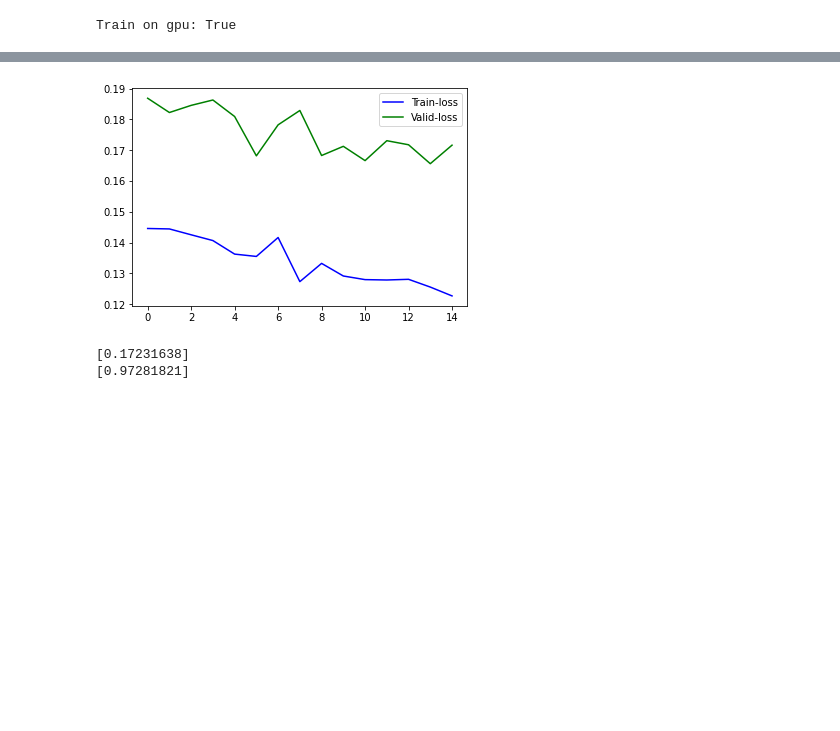
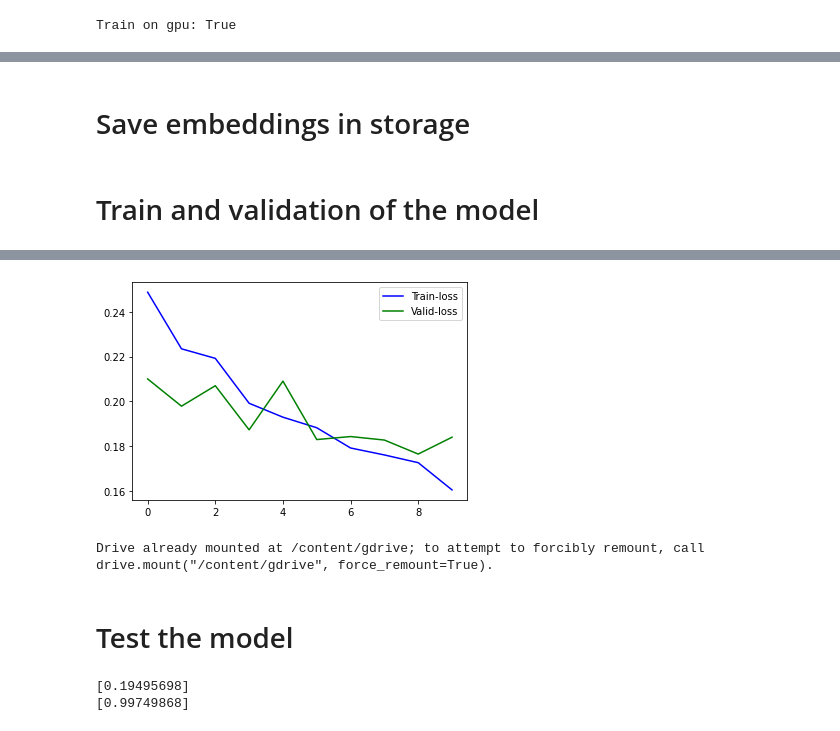
Before and after one commit to tonglingwen/Face-Recognition-Pipeline, a Jupyter notebook: Face_Recognition.ipynb, the cells around one changed output, grey strips where cells are left out. Drawn from its saved outputs; the diff is of its cells as text; code cells hidden in the pictures; blank space fills up the shorter version.

Commit message:
Add model and embedding savings

```diff
--- a/Face_Recognition.ipynb
+++ b/Face_Recognition.ipynb
@@ -195,7 +193,7 @@ plt.imshow(X_data[2])
 import os
 from google.colab import drive
 
-import_custom = True
+import_custom = False
 
 def import_images(show_them=False):
 
@@ -317,11 +312,10 @@ image_transforms = {
     ]),
     'custom':
     transforms.Compose([
-        transforms.ToPILImage(),
-        transforms.CenterCrop(size=224),  # Image net standards
         transforms.ToTensor(),
         transforms.Normalize([0.485, 0.456, 0.406],
-                             [0.229, 0.224, 0.225])  # Imagenet standards
+                             [0.229, 0.224, 0.225]),  # Imagenet standards
+        transforms.ToPILImage()
     ])
 }
 # %%
@@ -535,4 +533,6 @@ def batch_hard_triplet_loss(labels, embeddings, margin=0.2, squared=False):
     triplet_loss = torch.mean(triplet_loss)
 
     return triplet_loss
+# %% [markdown]
+# Save embeddings in storage
 # %%
@@ -596,6 +601,8 @@ def plot_loss(loss: list, label: str, color: str = 'blue'):
         """Plot the evolution of the loss function"""
         plt.plot(loss, label=label, color=color)
         plt.legend()
+# %% [markdown]
+# Train and validation of the model
 # %%
 def train_valid(n_epochs = 10, training_type = 'train-valid'):
 
@@ -677,5 +684,5 @@ def train_valid(n_epochs = 10, training_type = 'train-valid'):
     else:
         plot_loss(valid_loss, 'Valid-loss', 'green')
 
-train_valid(n_epochs=15, training_type='train-valid')
+train_valid(n_epochs=10, training_type='train-valid')
 # %% [output]
@@ -699,4 +708,15 @@ Epoch: 14       Training Loss: 0.1227   Validation Loss: 0.1717
-[figure, old version]
+[figure, new version]
+# %%
+"""
+    Save the embeddings and the model in local files
+"""
+drive.mount('/content/gdrive')
+embd_arr_d, embd_arr_c = save_embeddings(save=True)
+torch.save(model.state_dict(), "gdrive/My Drive/Colab Notebooks/Transfer Learning/Data/model.h5")
+# %% [output]
+Drive already mounted at /content/gdrive; to attempt to forcibly remount, call drive.mount("/content/gdrive", force_remount=True).
+# %% [markdown]
+# Test the model
 # %%
 def compute_acc(data_embd, target, saved_embd_data, saved_embd_classes):
 
@@ -735,8 +755,6 @@ def compute_acc(data_embd, target, saved_embd_data, saved_embd_classes):
 # %%
 torch.cuda.empty_cache()
 # %%
-embd_arr_d, embd_arr_c = save_embeddings()
-
 test_loss = np.zeros(1)
 test_acc = np.zeros(1)
 
@@ -767,8 +785,8 @@ with torch.no_grad():
     print(test_loss)
     print(test_acc)
 # %% [output]
-[0.17231638]
-[0.97281821]
+[0.19495698]
+[0.99749868]
 # %%
 from facenet_pytorch import MTCNN
 from PIL import Image
```
Also changed, not shown: parts of 13 cells of this notebook.
